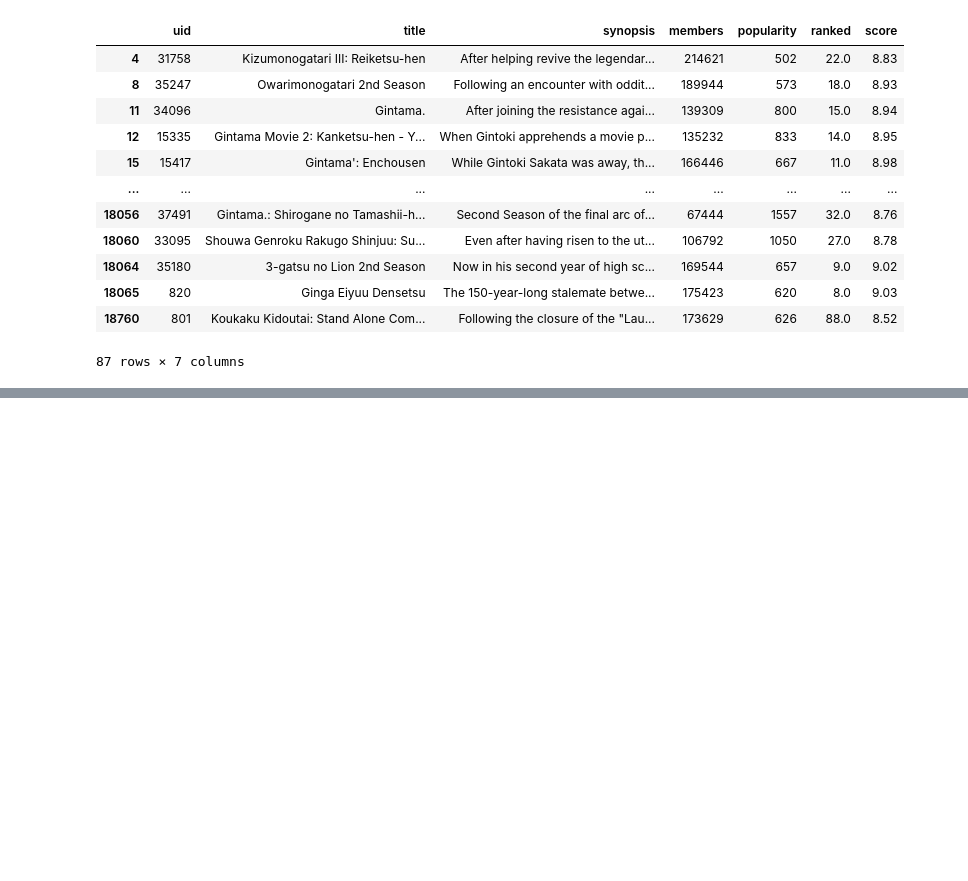
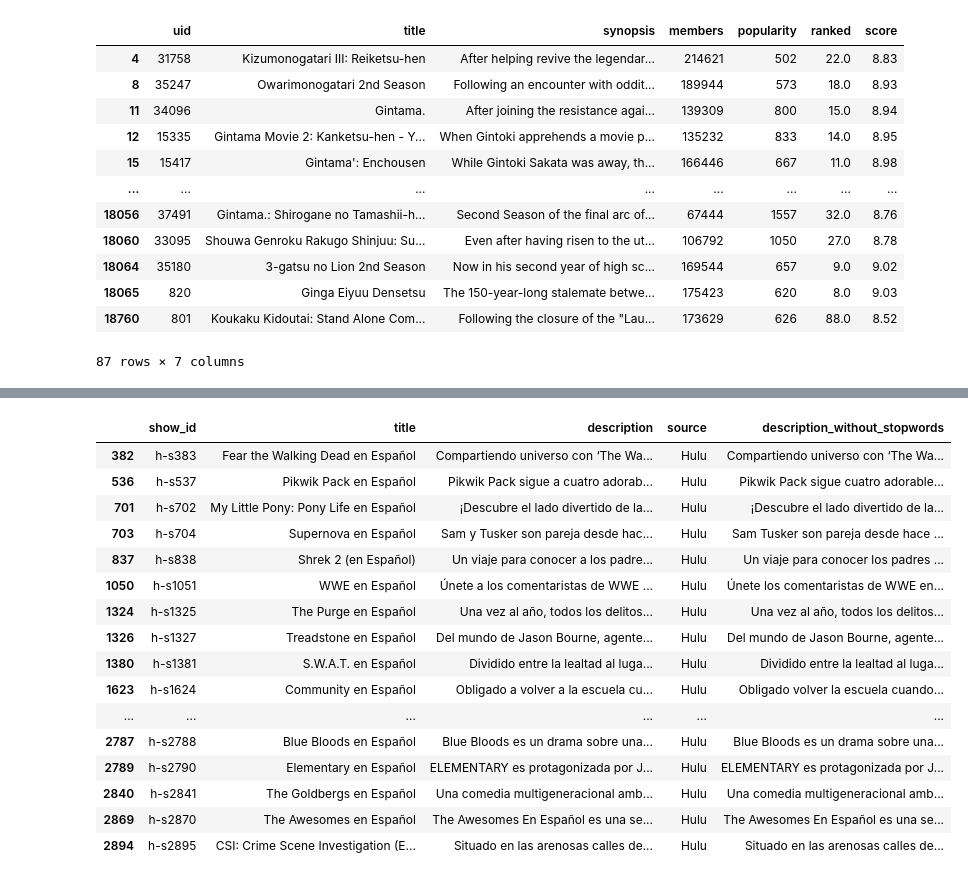
Before and after one commit to dseg27/Animeniacs, a Jupyter notebook: databases.ipynb, the cells around one changed output, grey strips where cells are left out. Saved outputs shown, nothing was run; the diff lists cells and outputs as text; code cells hidden in the pictures; blank space fills up the shorter version.

```diff
--- a/databases.ipynb
+++ b/databases.ipynb
@@ -328,0 +337,21 @@ df
+# %%
+#check columns with'Español' in title to potentially delete
+live_action_df[live_action_df['title'].str.contains('Español')]
+# %% [output]
+|  | show_id | title | description | source | description_without_stopwords |
+| 382 | h-s383 | Fear the Walking Dead en Español | Compartiendo universo con ‘The Wa... | Hulu | Compartiendo universo con ‘The Wa... |
+| 536 | h-s537 | Pikwik Pack en Español | Pikwik Pack sigue a cuatro adorab... | Hulu | Pikwik Pack sigue cuatro adorable... |
+| 701 | h-s702 | My Little Pony: Pony Life en Español | ¡Descubre el lado divertido de la... | Hulu | ¡Descubre el lado divertido de la... |
+| 703 | h-s704 | Supernova en Español | Sam y Tusker son pareja desde hac... | Hulu | Sam Tusker son pareja desde hace ... |
+| 837 | h-s838 | Shrek 2 (en Español) | Un viaje para conocer a los padre... | Hulu | Un viaje para conocer los padres ... |
+| 1050 | h-s1051 | WWE en Español | Únete a los comentaristas de WWE ... | Hulu | Únete los comentaristas de WWE en... |
+| 1324 | h-s1325 | The Purge en Español | Una vez al año, todos los delitos... | Hulu | Una vez al año, todos los delitos... |
+| 1326 | h-s1327 | Treadstone en Español | Del mundo de Jason Bourne, agente... | Hulu | Del mundo de Jason Bourne, agente... |
+| 1380 | h-s1381 | S.W.A.T. en Español | Dividido entre la lealtad al luga... | Hulu | Dividido entre la lealtad al luga... |
+| 1623 | h-s1624 | Community en Español | Obligado a volver a la escuela cu... | Hulu | Obligado volver la escuela cuando... |
+| ... | ... | ... | ... | ... | ... |
+| 2787 | h-s2788 | Blue Bloods en Español | Blue Bloods es un drama sobre una... | Hulu | Blue Bloods es un drama sobre una... |
+| 2789 | h-s2790 | Elementary en Español | ELEMENTARY es protagonizada por J... | Hulu | ELEMENTARY es protagonizada por J... |
+| 2840 | h-s2841 | The Goldbergs en Español | Una comedia multigeneracional amb... | Hulu | Una comedia multigeneracional amb... |
+| 2869 | h-s2870 | The Awesomes en Español | The Awesomes En Español es una se... | Hulu | The Awesomes En Español es una se... |
+| 2894 | h-s2895 | CSI: Crime Scene Investigation (E... | Situado en las arenosas calles de... | Hulu | Situado en las arenosas calles de... |
```
Also changed, not shown: parts of 14 cells of this notebook, 6 other files.
